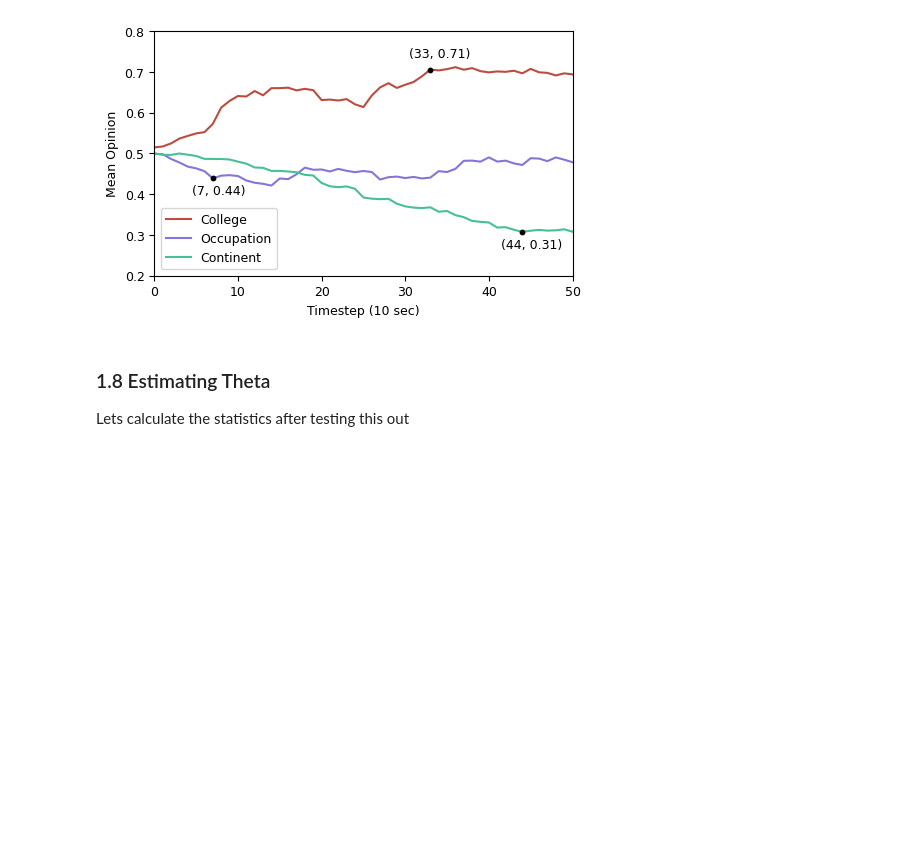
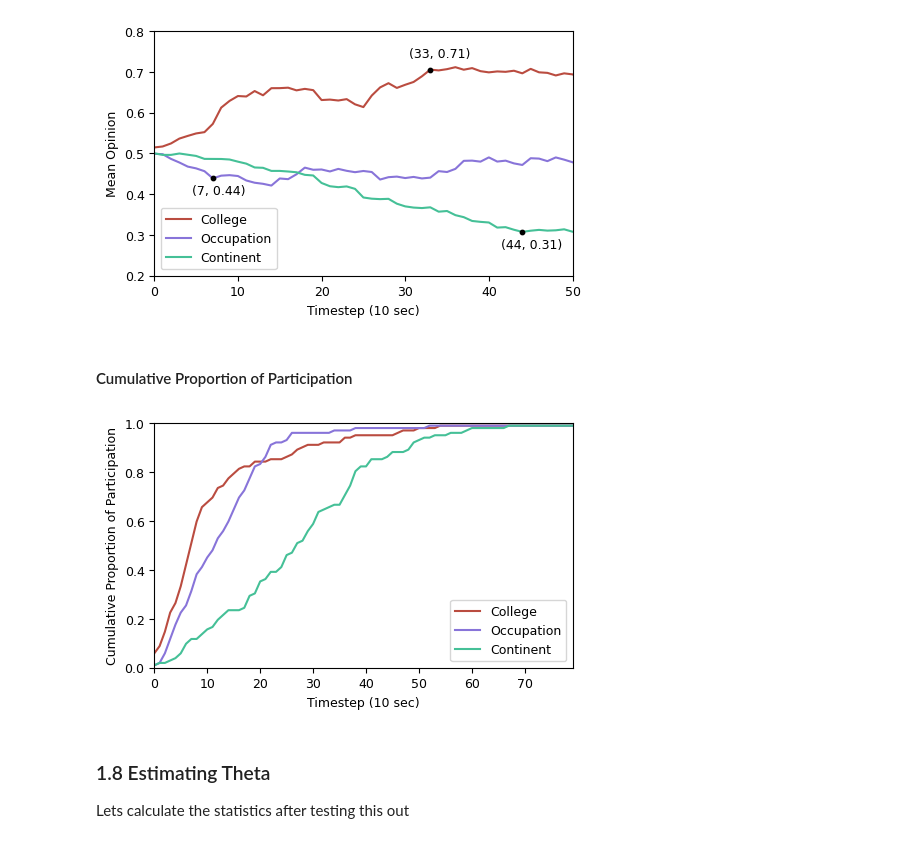
Before and after one commit to J0HNN7G/politic-polar-epsrc, a Jupyter notebook: exploration.ipynb, the cells around one changed output. Saved outputs shown, nothing was run; the diff lists cells and outputs as text; code cells hidden in the pictures; blank space fills up the shorter version.

Commit message:
added cum. prop. participation

```diff
--- a/exploration.ipynb
+++ b/exploration.ipynb
@@ -377,8 +386,8 @@ def opinion_timeseries(ids, msg_data, init_timestep, timestep):
 # %%
 def opinion_info(friend_data, msg_data, init_timestep, timestep):
     ids, adj = adjacency_matrix(friend_data)
-    ts, ops = opinion_timeseries(ids, msg_data, init_timestep, timestep)
-    return ids, adj, ts, ops
+    ts, prtcn, ops = opinion_timeseries(ids, msg_data, init_timestep, timestep)
+    return ids, adj, ts, prtcn, ops
 # %% [markdown]
 ### 1.7 Visualising Opinion Time Series
 
@@ -391,11 +400,11 @@ The normal distribution of the opinions means after stability point is false.
 init_timestep = 10
 reg_timestep = 10
 
-continent_ids, continent_adj, continent_ts, continent_ops = opinion_info(continent_friends, continent_messages, init_timestep, reg_timestep)
+continent_ids, continent_adj, continent_ts, continent_prtcn, continent_ops = opinion_info(continent_friends, continent_messages, init_timestep, reg_timestep)
 
-college_ids, college_adj, college_ts, college_ops = opinion_info(college_friends, college_messages, init_timestep, reg_timestep)
+college_ids, college_adj, college_ts, college_prtcn, college_ops = opinion_info(college_friends, college_messages, init_timestep, reg_timestep)
 
-occupation_ids, occupation_adj, occupation_ts, occupation_ops = opinion_info(occupation_friends, occupation_messages, init_timestep, reg_timestep)
+occupation_ids, occupation_adj, occupation_ts, occupation_prtcn, occupation_ops = opinion_info(occupation_friends, occupation_messages, init_timestep, reg_timestep)
 # %%
 def means(xs):
     means = []
@@ -468,6 +477,30 @@ ax.annotate( f"({occupation_stab_timestep}, {occupation_ops_means[occupation_sta
 plt.show()
 # %% [output]
 [figure]
+# %% [markdown]
+#### Cumulative Proportion of Participation
+# %%
+def geqidx(val, xs):
+    return next((x[0] for x in enumerate(xs) if x[1] >= val), -1)
+# %%
+full_step = max(geqidx(1, college_prtcn), geqidx(1, occupation_prtcn),geqidx(1, continent_prtcn))
+# %%
+fig, ax = plt.subplots(1, 1, figsize=set_size(subplots=(1, 1), height=latex_width * 0.6))
+
+ax.plot(college_prtcn[:full_step], color=colors[0], label='College')
+ax.plot(occupation_prtcn[:full_step], color=colors[4], label='Occupation')
+ax.plot(continent_prtcn[:full_step], color=colors[1], label='Continent')
+ax.margins(x=0)
+ax.set_ylim(0,1)
+ax.set_xlabel(f'Timestep ({reg_timestep} sec)')
+ax.set_ylabel('Cumulative Proportion of Participation')
+ax.legend(loc='lower right')
+
+
+#plt.savefig('social_opinion_all_means.pdf', format='pdf', bbox_inches='tight')
+plt.show()
+# %% [output]
+[figure, added]
 # %% [markdown]
 ### 1.8 Estimating Theta
 
```
Also changed, not shown: parts of 4 cells of this notebook.
